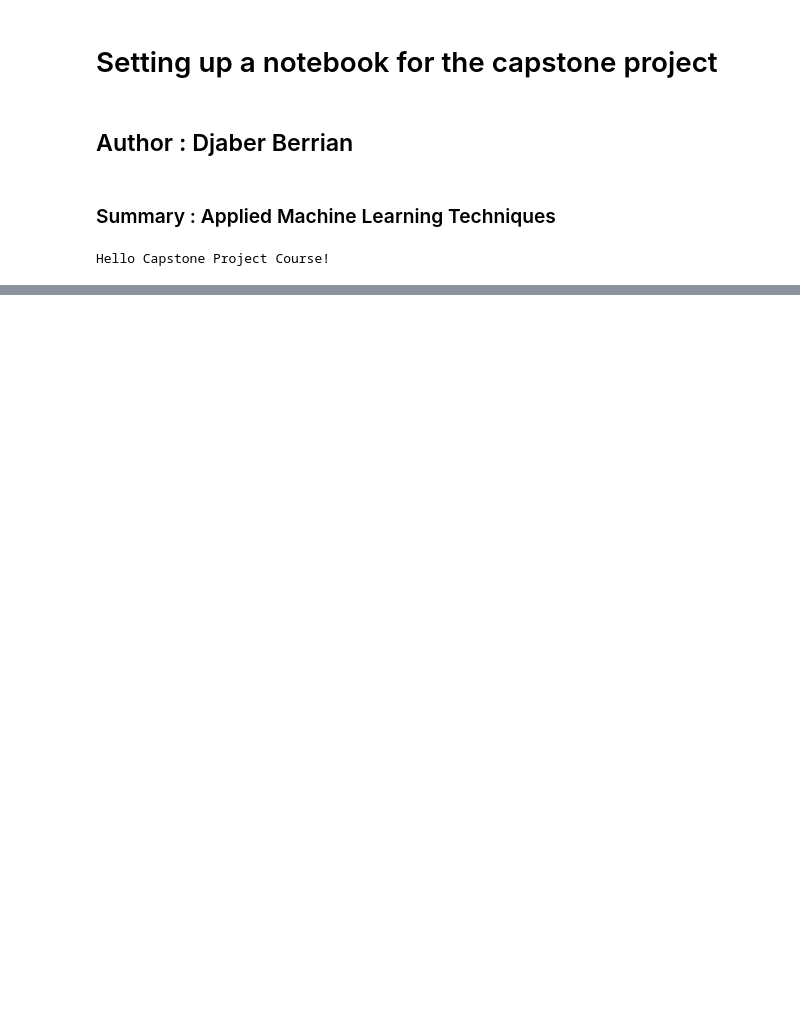
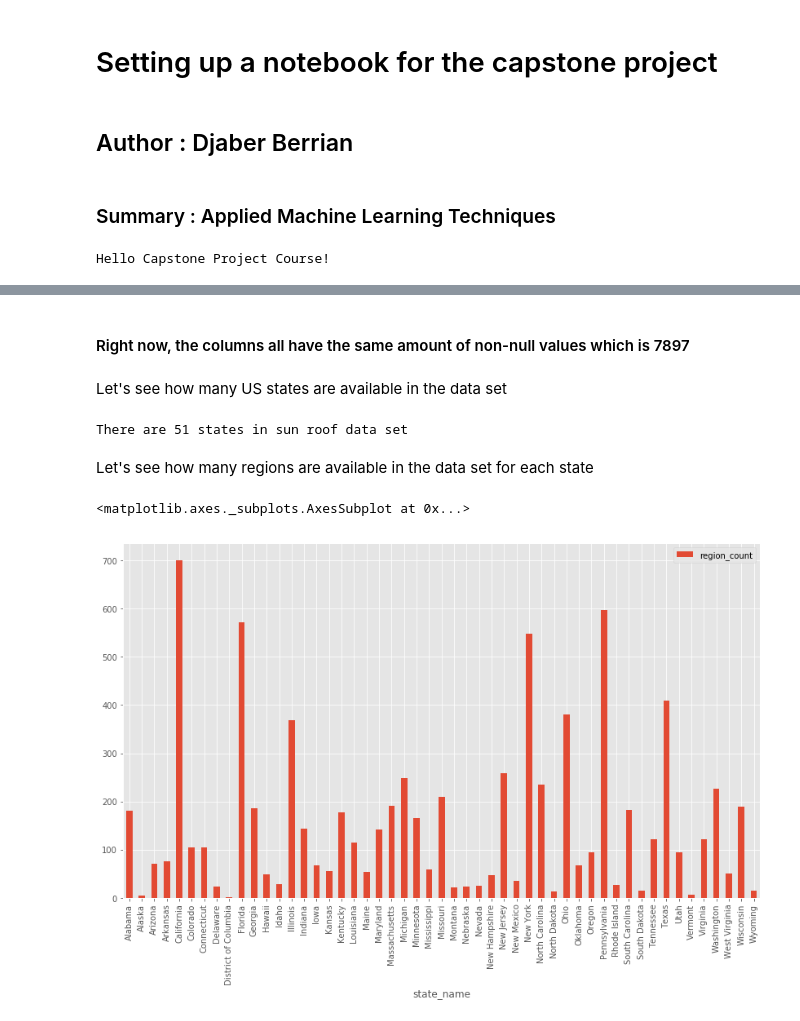
Before and after one commit to dberrian/capstone-project, a Jupyter notebook: Capstone_project_initiation.ipynb, the cells around one changed output, grey strips where cells are left out. Saved outputs shown, nothing was run; the diff lists cells and outputs as text; code cells hidden in the pictures; blank space fills up the shorter version.

Commit message:
Google sun roof data analysis for California

```diff
--- a/Capstone_project_initiation.ipynb
+++ b/Capstone_project_initiation.ipynb
@@ -7,6 +7,10 @@
 # %%
 import pandas as pd
 import numpy as np
+import matplotlib.pyplot as plt
+import matplotlib as mpl
+mpl.style.use('ggplot')
+%matplotlib inline
 # %%
 print('Hello Capstone Project Course!')
 # %% [output]
@@ -19,0 +20,4 @@ Hello Capstone Project Course!
+# %%
+df_sun_roof= pd.read_csv("https://raw.githubusercontent.com/dberrian/capstone-project/master/project-sunroof.csv") # sun roof data
+
+df_dscpt = pd.read_csv('https://raw.githubusercontent.com/dberrian/capstone-project/master/metadata.csv', delimiter=';') # description of sun roof data columns
@@ -19,0 +99,2 @@ Hello Capstone Project Course!
+# %%
+df_sun_roof.dropna(inplace=True)
@@ -19,0 +123,15 @@ Hello Capstone Project Course!
+# %% [markdown]
+####  Right now, the columns all have the same amount of non-null values which is 7897
+# %% [markdown]
+Let's see how many US states are available in the data set
+# %%
+print('There are {} states in sun roof data set'.format(len(df_sun_roof['state_name'].unique())))
+# %% [output]
+There are 51 states in sun roof data set
+# %% [markdown]
+Let's see how many regions are available in the data set for each state
+# %%
+df_sun_roof.groupby('state_name')['region_name'].count().to_frame('region_count').plot(kind='bar', figsize=(14,8))
+# %% [output]
+<matplotlib.axes._subplots.AxesSubplot at 0x...>
+[figure, added]
```
Also changed, not shown: parts of 21 cells of this notebook.
